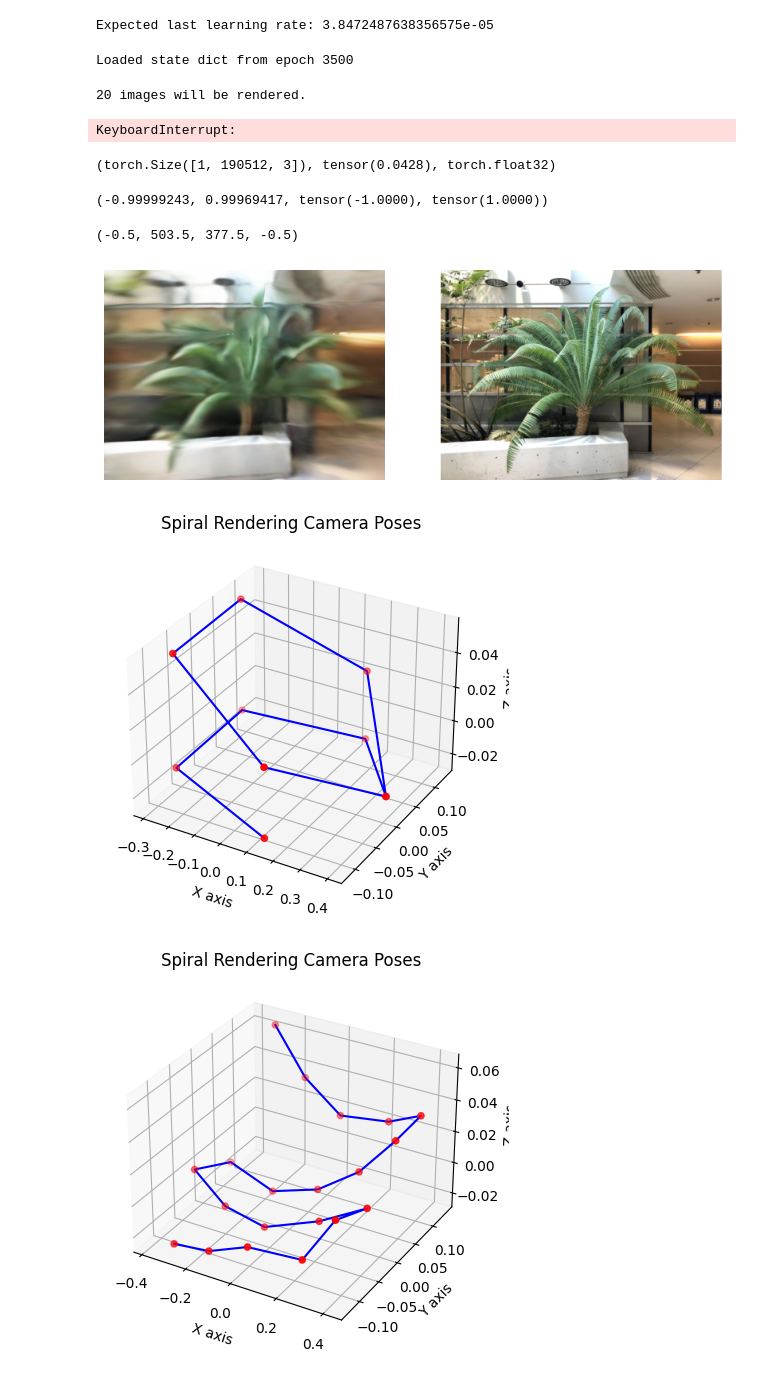
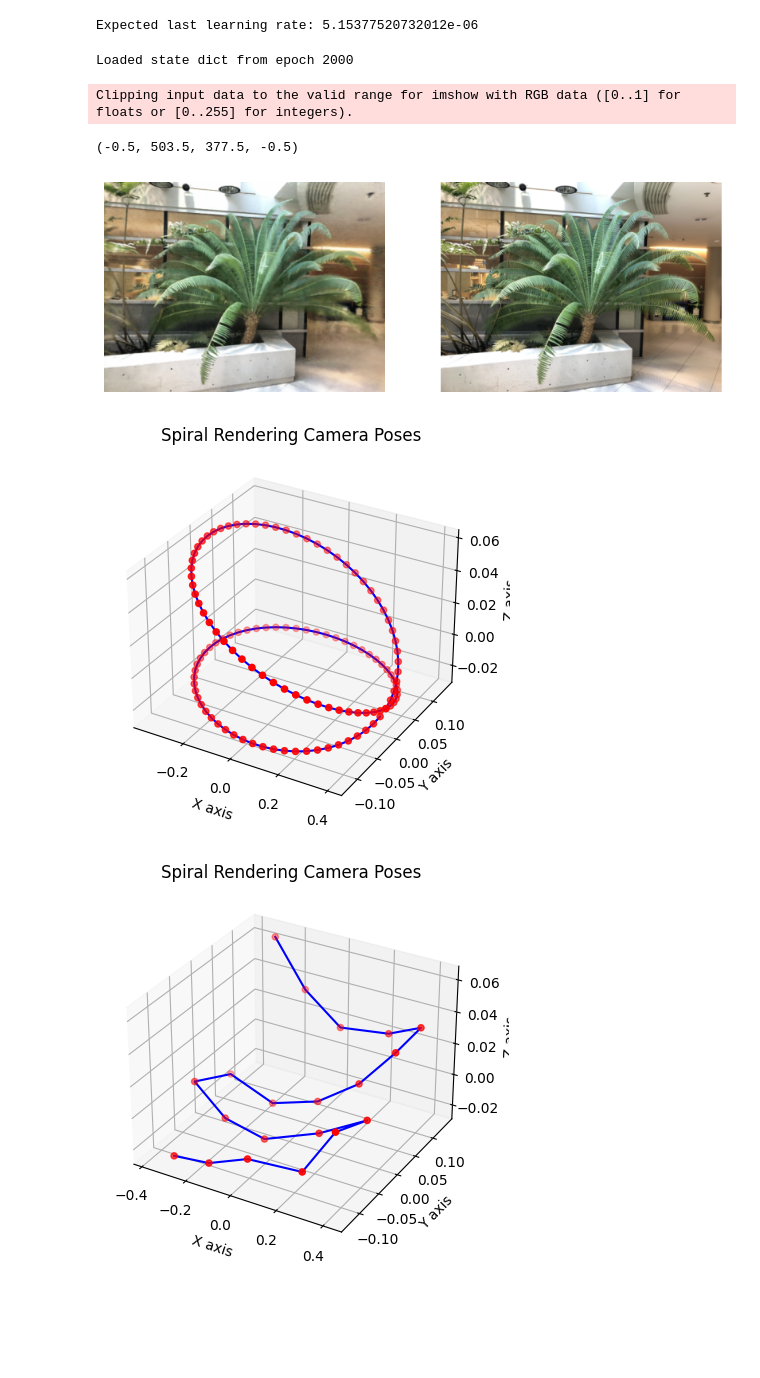
Before and after one commit to kjae0/NeRF-Zoo, a Jupyter notebook: src/test.ipynb, the cells around one changed output. Cells and saved outputs as stored; diff of their text form; code cells hidden in the pictures; blank space fills up the shorter version.

```diff
--- a/src/test.ipynb
+++ b/src/test.ipynb
@@ -6,9 +6,9 @@ from datasets.llff_dataset import LLFFDataset
 # %%
 import yaml
 
-with open("/home/diya/Public/Image2Smiles/jy/NeRF-Zoo/configs/test.yaml") as f:
+with open("/home/diya/Public/Image2Smiles/jy/NeRF-Zoo/configs/fern_no_ndc.yaml") as f:
     cfg = yaml.load(f, Loader=yaml.FullLoader)
-    cfg['device'] = 'cuda:3'
+    cfg['device'] = 'cuda:0'
 
 cfg['dataset']['base_dir'] = '/home/diya/Public/Image2Smiles/jy/NeRF-Zoo/data/nerf_llff_data/fern'
 dset = LLFFDataset(cfg['dataset'])
@@ -23,49 +23,39 @@ from nerf.models import build_model
 from nerf.engines import build_engine
 import torch
 # %%
-state_dict = torch.load("/home/diya/Public/Image2Smiles/jy/NeRF-Zoo/ckpts/fern/20240911-132432/ckpt_3500.pt", map_location='cuda:3')
+state_dict = torch.load("/home/diya/Public/Image2Smiles/jy/NeRF-Zoo/ckpts/fern/20240912-145240/ckpt_2000.pt", map_location='cuda:0')
 # %%
 # model = nerf.NeRF()
 
 model = build_engine(cfg)
 # %% [output]
-Expected last learning rate: 3.8472487638356575e-05
+Expected last learning rate: 5.15377520732012e-06
 # %%
 model.load_state_dict(state_dict)
 # %% [output]
-Loaded state dict from epoch 3500
+Loaded state dict from epoch 2000
 # %%
-out = model.render_spiral(dset, batch_size=8192, n_views=10, render_train=True)
+out = model.render_spiral(dset, batch_size=8192, test=1, render_train=False)
-# %% [output]
-20 images will be rendered.
-KeyboardInterrupt:
-# %%
-out[0].shape, out[0].min(), out[0].dtype
-# %% [output]
-(torch.Size([1, 190512, 3]), tensor(0.0428), torch.float32)
-# %%
-sp[:, :3, :4].min(), sp[:, :3, :4].max(), dset.poses.min(), dset.poses.max()
-# %% [output]
-(-0.99999243, 0.99969417, tensor(-1.0000), tensor(1.0000))
 # %%
 import matplotlib.pyplot as plt
 
 H, W = dset.get_H(), dset.get_W()
 
-idx = 3
+idx = 0
 
 sample = out[idx].view(-1, H, W, 3)
 
 plt.figure(figsize=(10, 5))
 plt.subplot(121)
 plt.imshow(sample[0])
 plt.axis("off")
 plt.subplot(122)
 plt.imshow(dset.images[idx].permute(1, 2, 0))
 plt.axis("off")
 # %% [output]
-(-0.5, 503.5, 377.5, -0.5)
+Clipping input data to the valid range for imshow with RGB data ([0..1] for floats or [0..255] for integers).
+(-0.5, 503.5, 377.5, -0.5)
-[figure, old version]
+[figure, new version]
 # %%
 import numpy as np
 import matplotlib.pyplot as plt
@@ -100,9 +90,9 @@ def visualize_spiral_poses(poses):
 # Example usage
 # Assuming poses is a numpy array of shape (n_views, 3, 5)
 # Replace this with your actual poses data
-visualize_spiral_poses(sp[:, :3, :4])
+visualize_spiral_poses(np.array(sp[:, :3, :4]))
 # %% [output]
-[figure, old version]
+[figure, new version]
 # %%
 visualize_spiral_poses(np.array(dset.poses))
 # %% [output]
```
Also changed, not shown: parts of 9 cells of this notebook, 11 other files.
